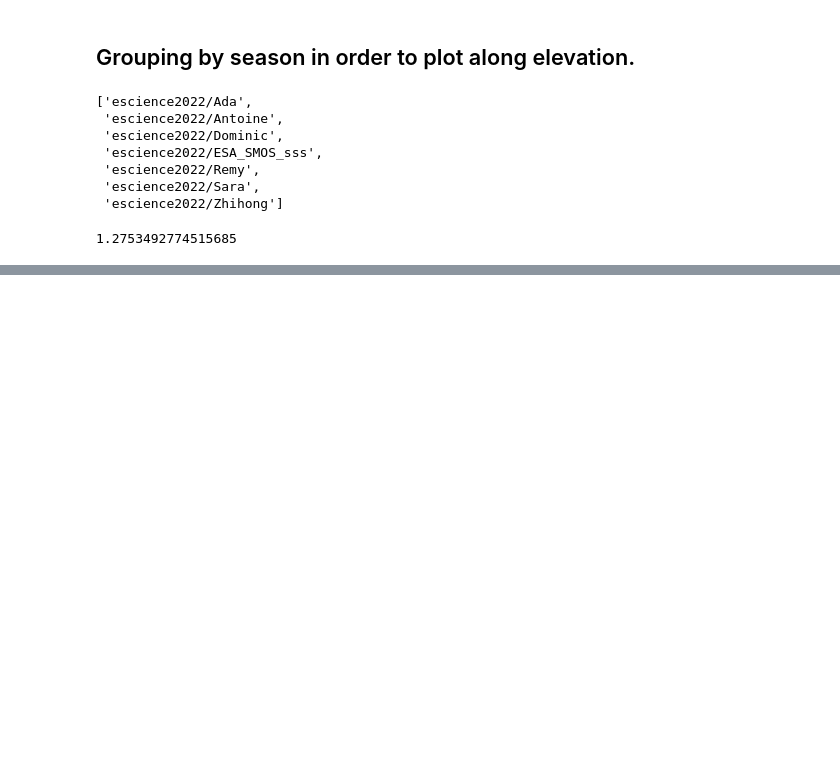
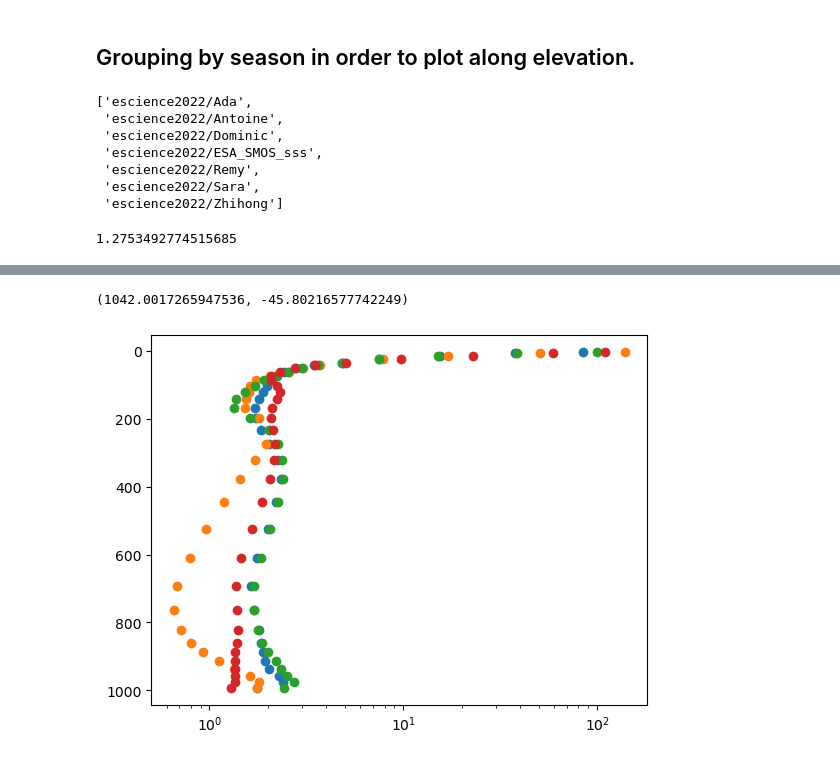
Before and after one commit to eScience-course/-Tjaernoe2022-group1, a Jupyter notebook: notebooks/Stefan/N100 Model vs SO4.ipynb, the cells around one changed output, grey strips where cells are left out. Saved outputs shown, nothing was run; the diff lists cells and outputs as text; code cells hidden in the pictures; blank space fills up the shorter version.

```diff
--- a/notebooks/Stefan/N100 Model vs SO4.ipynb
+++ b/notebooks/Stefan/N100 Model vs SO4.ipynb
@@ -76,0 +133,17 @@ ds =xr.merge([ds,ds_aero])
+# %%
+percentage_SO4 = (ds_season['SO4_tot']/(ds_season['SO4_tot'].max()))
+percentage_N100 = (ds_season['N100']/(ds_season['N100'].max()))
+# %%
+factor = percentage_SO4 / percentage_N100
+N100_div_SO4 = percentage_N100/percentage_SO4
+# %%
+fig, ax = plt.subplots()
+for seas in factor.season:
+    ax.scatter(x= factor.sel(season=seas,location = 'Zeppelin'),
+               y= factor['lev'],
+              label=seas.values)
+ax.set_xscale('log')
+ax.set_ylim(ax.get_ylim()[::-1])
+# %% [output]
+(1042.0017265947536, -45.80216577742249)
+[figure, added]
```
Also changed, not shown: parts of 12 cells of this notebook, 1 other file.
